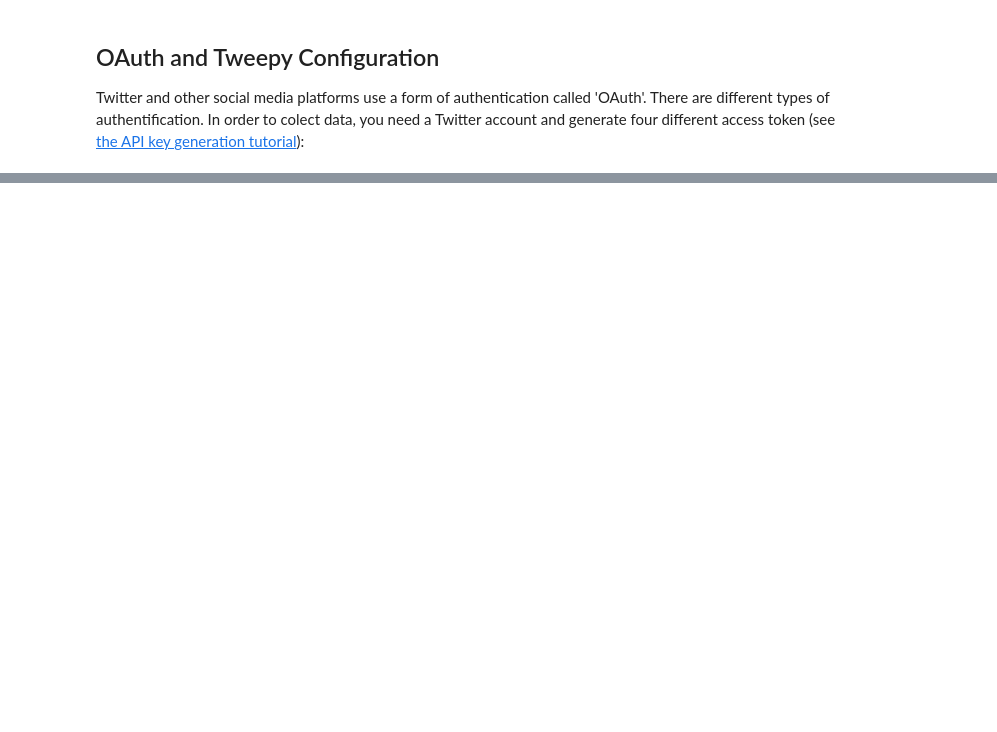
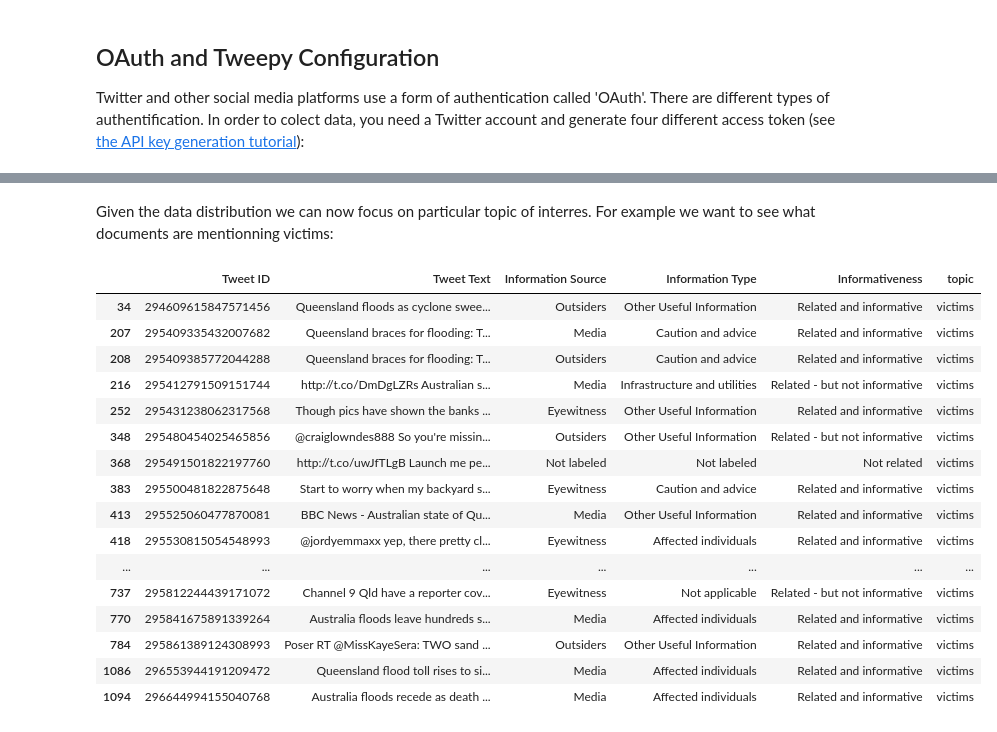
Before and after one commit to evhart/smasac-tutorial, a Jupyter notebook: notebooks/1-data-collection.ipynb, the cells around one changed output, grey strips where cells are left out. Cells and saved outputs as stored; diff of their text form; code cells hidden in the pictures; blank space fills up the shorter version.

```diff
--- a/notebooks/1-data-collection.ipynb
+++ b/notebooks/1-data-collection.ipynb
@@ -57,0 +406,23 @@ RT @drgonzo123: MAGA=My Attorney Got Arrested.
+# %% [markdown]
+Given the data distribution we can now focus on particular topic of interres. For example we want to see what documents are mentionning victims:
+# %%
+classified_queensland_data = queensland_data.assign(topic=topic_preds)
+classified_queensland_data.loc[classified_queensland_data['topic'] == 'victims']
+# %% [output]
+|  | Tweet ID | Tweet Text | Information Source | Information Type | Informativeness | topic |
+| 34 | 294609615847571456 | Queensland floods as cyclone swee... | Outsiders | Other Useful Information | Related and informative | victims |
+| 207 | 295409335432007682 | Queensland braces for flooding: T... | Media | Caution and advice | Related and informative | victims |
+| 208 | 295409385772044288 | Queensland braces for flooding: T... | Outsiders | Caution and advice | Related and informative | victims |
+| 216 | 295412791509151744 | http://t.co/DmDgLZRs Australian s... | Media | Infrastructure and utilities | Related - but not informative | victims |
+| 252 | 295431238062317568 | Though pics have shown the banks ... | Eyewitness | Other Useful Information | Related and informative | victims |
+| 348 | 295480454025465856 | @craiglowndes888 So you're missin... | Outsiders | Other Useful Information | Related - but not informative | victims |
+| 368 | 295491501822197760 | http://t.co/uwJfTLgB Launch me pe... | Not labeled | Not labeled | Not related | victims |
+| 383 | 295500481822875648 | Start to worry when my backyard s... | Eyewitness | Caution and advice | Related and informative | victims |
+| 413 | 295525060477870081 | BBC News - Australian state of Qu... | Media | Other Useful Information | Related and informative | victims |
+| 418 | 295530815054548993 | @jordyemmaxx yep, there pretty cl... | Eyewitness | Affected individuals | Related and informative | victims |
+| ... | ... | ... | ... | ... | ... | ... |
+| 737 | 295812244439171072 | Channel 9 Qld have a reporter cov... | Eyewitness | Not applicable | Related - but not informative | victims |
+| 770 | 295841675891339264 | Australia floods leave hundreds s... | Media | Affected individuals | Related and informative | victims |
+| 784 | 295861389124308993 | Poser RT @MissKayeSera: TWO sand ... | Outsiders | Other Useful Information | Related and informative | victims |
+| 1086 | 296553944191209472 | Queensland flood toll rises to si... | Media | Affected individuals | Related and informative | victims |
+| 1094 | 296644994155040768 | Australia floods recede as death ... | Media | Affected individuals | Related and informative | victims |
```
Also changed, not shown: parts of 34 cells of this notebook, 2 other files.
